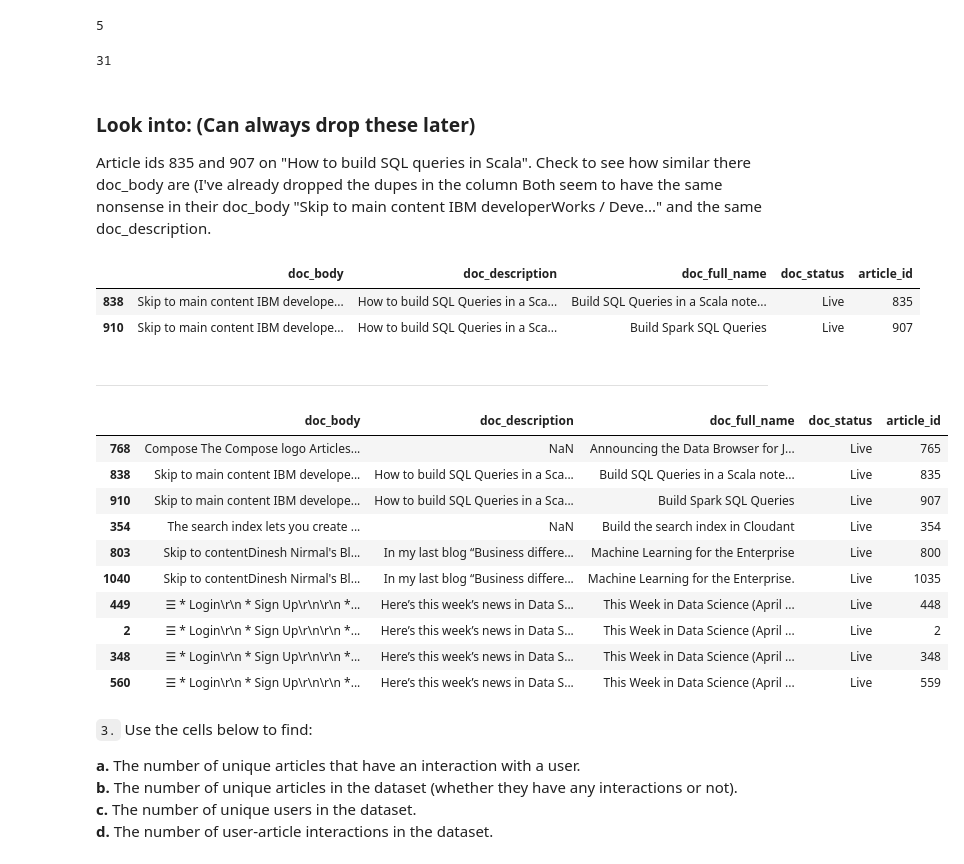
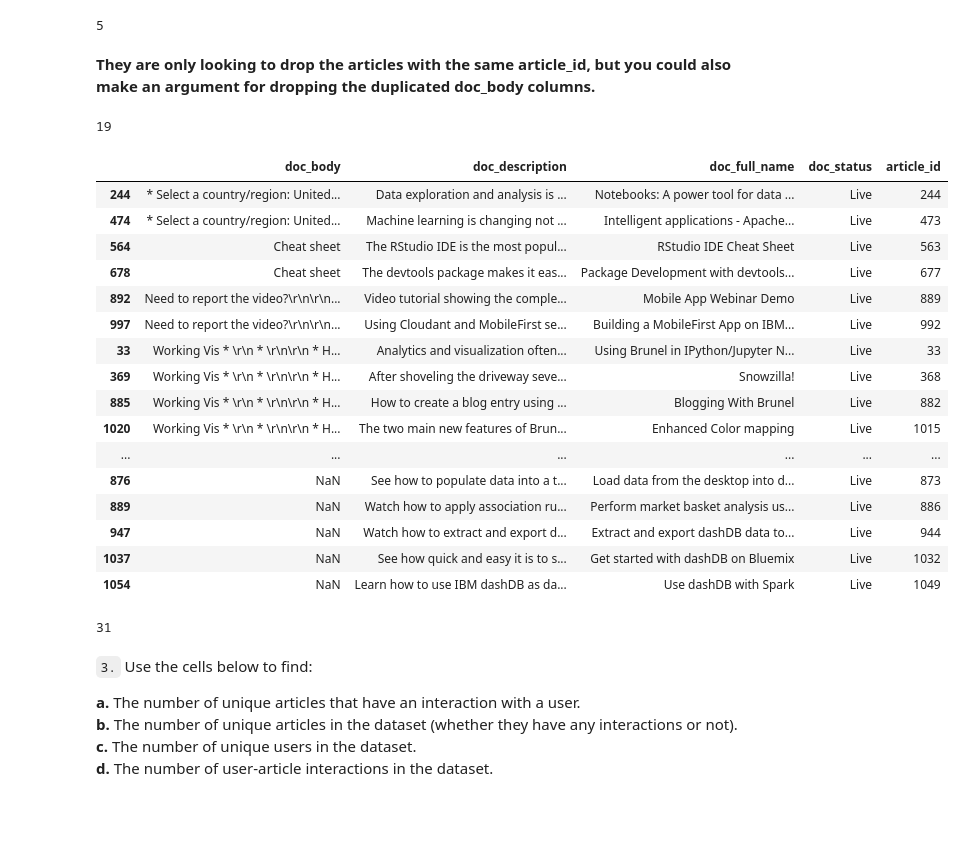
Before and after one commit to chrispmaag/recommendations_with_ibm, a Jupyter notebook: Recommendations_with_IBM.ipynb, the cells around one changed output. Saved outputs shown, nothing was run; the diff lists cells and outputs as text; code cells hidden in the pictures; blank space fills up the shorter version.

```diff
--- a/Recommendations_with_IBM.ipynb
+++ b/Recommendations_with_IBM.ipynb
@@ -121,5 +113 @@ df_content.doc_body.duplicated().sum()
-# %%
-# To look at the duplicates. Several of the doc_body have NaNs.
-# df_content[df_content.doc_body.duplicated(keep=False)].sort_values('doc_body')
-df_content.drop_duplicates(subset='doc_body', inplace=True)
 # %%
@@ -131,4 +120,33 @@ df_content.article_id.duplicated().sum()
 # To look at dupes before dropping them:
 # df_content[df_content.article_id.duplicated(keep=False)].sort_values('article_id')
 df_content.drop_duplicates(subset='article_id', inplace=True)
+# %% [markdown]
+**They are only looking to drop the articles with the same article_id, but you could also make an argument for dropping the duplicated doc_body columns.**
+# %%
+# To me, duplicate articles would be represented by duplicates in the doc_body column, so check there first
+df_content.doc_body.duplicated().sum()
+# %% [output]
+19
+# %%
+# Most of the duplicates are a results of NaN doc_body.
+# If I wanted to drop these records: df_content.drop_duplicates(subset='doc_body', inplace=True)
+df_content[df_content.doc_body.duplicated(keep=False)].sort_values('doc_body')
+# %% [output]
+|  | doc_body | doc_description | doc_full_name | doc_status | article_id |
+| 244 | * Select a country/region: United... | Data exploration and analysis is ... | Notebooks: A power tool for data ... | Live | 244 |
+| 474 | * Select a country/region: United... | Machine learning is changing not ... | Intelligent applications - Apache... | Live | 473 |
+| 564 | Cheat sheet | The RStudio IDE is the most popul... | RStudio IDE Cheat Sheet | Live | 563 |
+| 678 | Cheat sheet | The devtools package makes it eas... | Package Development with devtools... | Live | 677 |
+| 892 | Need to report the video?\r\n\r\n... | Video tutorial showing the comple... | Mobile App Webinar Demo | Live | 889 |
+| 997 | Need to report the video?\r\n\r\n... | Using Cloudant and MobileFirst se... | Building a MobileFirst App on IBM... | Live | 992 |
+| 33 | Working Vis * \r\n * \r\n\r\n * H... | Analytics and visualization often... | Using Brunel in IPython/Jupyter N... | Live | 33 |
+| 369 | Working Vis * \r\n * \r\n\r\n * H... | After shoveling the driveway seve... | Snowzilla! | Live | 368 |
+| 885 | Working Vis * \r\n * \r\n\r\n * H... | How to create a blog entry using ... | Blogging With Brunel | Live | 882 |
+| 1020 | Working Vis * \r\n * \r\n\r\n * H... | The two main new features of Brun... | Enhanced Color mapping | Live | 1015 |
+| ... | ... | ... | ... | ... | ... |
+| 876 | NaN | See how to populate data into a t... | Load data from the desktop into d... | Live | 873 |
+| 889 | NaN | Watch how to apply association ru... | Perform market basket analysis us... | Live | 886 |
+| 947 | NaN | Watch how to extract and export d... | Extract and export dashDB data to... | Live | 944 |
+| 1037 | NaN | See how quick and easy it is to s... | Get started with dashDB on Bluemix | Live | 1032 |
+| 1054 | NaN | Learn how to use IBM dashDB as da... | Use dashDB with Spark | Live | 1049 |
 # %%
@@ -138,33 +157,6 @@ df_content.drop_duplicates(subset='article_id', inplace=True)
 df_content.doc_description.duplicated().sum()
 # %% [output]
 31
-# %% [markdown]
-### Look into: (Can always drop these later)
-
-Article ids 835 and 907 on "How to build SQL queries in Scala". Check to see how similar there doc_body are (I've already dropped the dupes in the column
-Both seem to have the same nonsense in their doc_body "Skip to main content IBM developerWorks / Deve..." and the same doc_description.
-# %%
-df_content[(df_content.article_id == 835) | (df_content.article_id == 907)]
-# %% [output]
-|  | doc_body | doc_description | doc_full_name | doc_status | article_id |
-| 838 | Skip to main content IBM develope... | How to build SQL Queries in a Sca... | Build SQL Queries in a Scala note... | Live | 835 |
-| 910 | Skip to main content IBM develope... | How to build SQL Queries in a Sca... | Build Spark SQL Queries | Live | 907 |
-# %% [markdown]
-___
-# %%
-df_content[df_content.doc_description.duplicated(keep=False)].sort_values('doc_full_name')[:10]
-# %% [output]
-|  | doc_body | doc_description | doc_full_name | doc_status | article_id |
-| 768 | Compose The Compose logo Articles... | NaN | Announcing the Data Browser for J... | Live | 765 |
-| 838 | Skip to main content IBM develope... | How to build SQL Queries in a Sca... | Build SQL Queries in a Scala note... | Live | 835 |
-| 910 | Skip to main content IBM develope... | How to build SQL Queries in a Sca... | Build Spark SQL Queries | Live | 907 |
-| 354 | The search index lets you create ... | NaN | Build the search index in Cloudant | Live | 354 |
-| 803 | Skip to contentDinesh Nirmal's Bl... | In my last blog “Business differe... | Machine Learning for the Enterprise | Live | 800 |
-| 1040 | Skip to contentDinesh Nirmal's Bl... | In my last blog “Business differe... | Machine Learning for the Enterprise. | Live | 1035 |
-| 449 | ☰ * Login\r\n * Sign Up\r\n\r\n *... | Here’s this week’s news in Data S... | This Week in Data Science (April ... | Live | 448 |
-| 2 | ☰ * Login\r\n * Sign Up\r\n\r\n *... | Here’s this week’s news in Data S... | This Week in Data Science (April ... | Live | 2 |
-| 348 | ☰ * Login\r\n * Sign Up\r\n\r\n *... | Here’s this week’s news in Data S... | This Week in Data Science (April ... | Live | 348 |
-| 560 | ☰ * Login\r\n * Sign Up\r\n\r\n *... | Here’s this week’s news in Data S... | This Week in Data Science (April ... | Live | 559 |
 # %% [markdown]
 `3.` Use the cells below to find:
 
```
Also changed, not shown: parts of 16 cells of this notebook.
